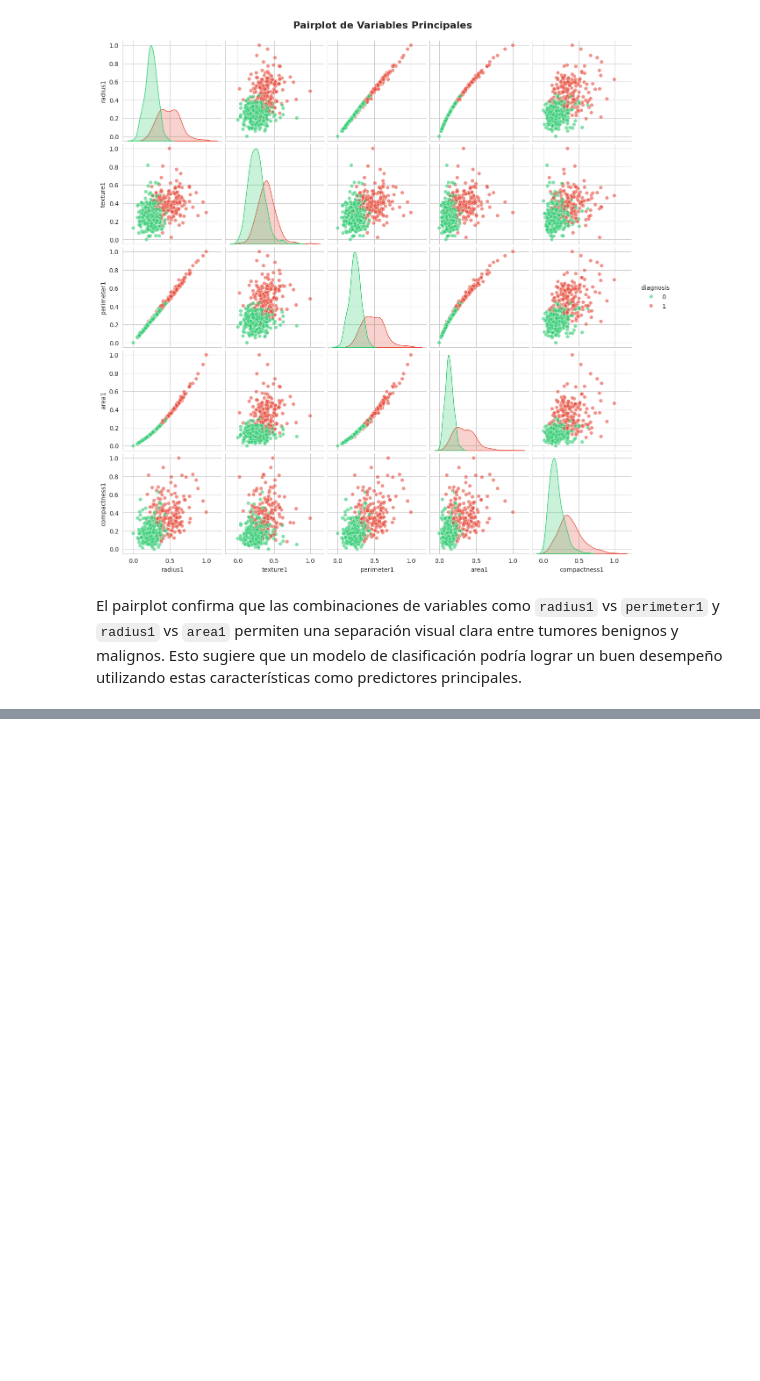
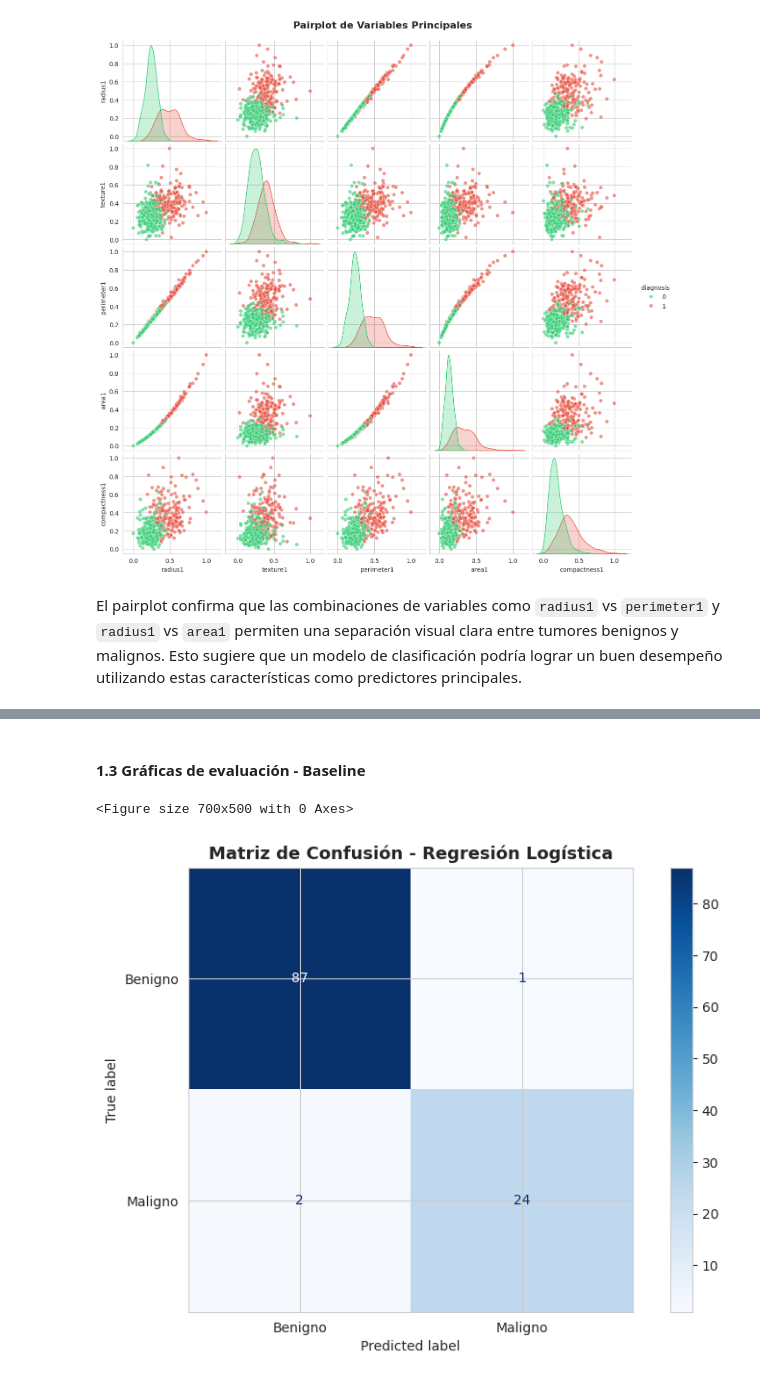
Before and after one commit to alvaromijael/02-CSS, a Jupyter notebook: Semana2/Tarea/cancer.ipynb, the cells around one changed output, grey strips where cells are left out. Saved outputs shown, nothing was run; the diff lists cells and outputs as text; code cells hidden in the pictures; blank space fills up the shorter version.

```diff
--- a/Semana2/Tarea/cancer.ipynb
+++ b/Semana2/Tarea/cancer.ipynb
@@ -366,0 +402,19 @@ Con el análisis exploratorio me permite tener entre variables estadísticas y g
+# %%
+# Crear el modelo de Regresión Logística con parámetros por defecto
+modelo_lr_base = LogisticRegression(max_iter=10000, random_state=42)
+
+# Entrenar el modelo con los datos de entrenamiento
+modelo_lr_base.fit(X_train, y_train)
+
+# Predecir con los datos de prueba
+y_pred_lr_base = modelo_lr_base.predict(X_test)
+
+# Métricas de evaluación
+print('=== REGRESIÓN LOGÍSTICA===\n')
+print('Reporte de clasificación:')
+print(classification_report(y_test, y_pred_lr_base, target_names=['Benigno', 'Maligno']))
+
+print(f'Accuracy:  {accuracy_score(y_test, y_pred_lr_base):.4f}')
+print(f'Precision: {precision_score(y_test, y_pred_lr_base):.4f}')
+print(f'Recall:    {recall_score(y_test, y_pred_lr_base):.4f}')
+print(f'F1-Score:  {f1_score(y_test, y_pred_lr_base):.4f}')
@@ -366,0 +438,14 @@ Con el análisis exploratorio me permite tener entre variables estadísticas y g
+# %% [markdown]
+#### 1.3 Gráficas de evaluación - Baseline
+# %%
+# --- Matriz de Confusión ---
+plt.figure(figsize=(7, 5))
+
+ConfusionMatrixDisplay.from_predictions(y_test, y_pred_lr_base,
+                                         display_labels=['Benigno', 'Maligno'],
+                                         cmap='Blues')
+plt.title('Matriz de Confusión - Regresión Logística', fontsize=13, fontweight='bold')
+plt.show()
+# %% [output]
+<Figure size 700x500 with 0 Axes>
+[figure, added]
```
Also changed, not shown: parts of 21 cells of this notebook.
